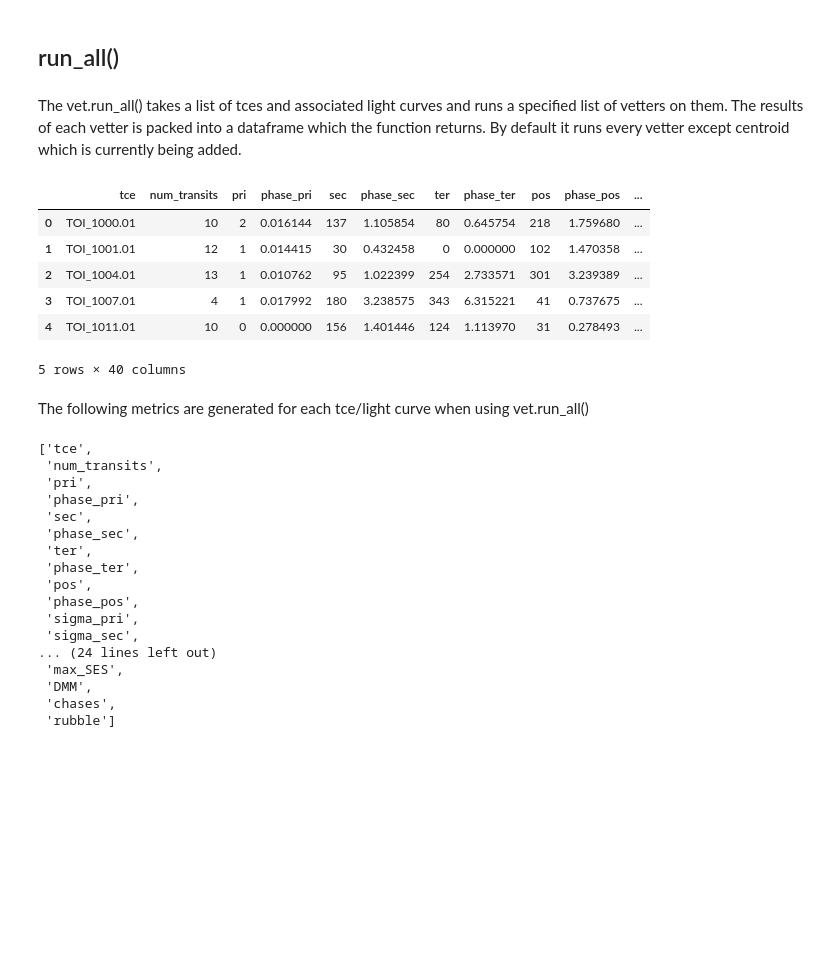
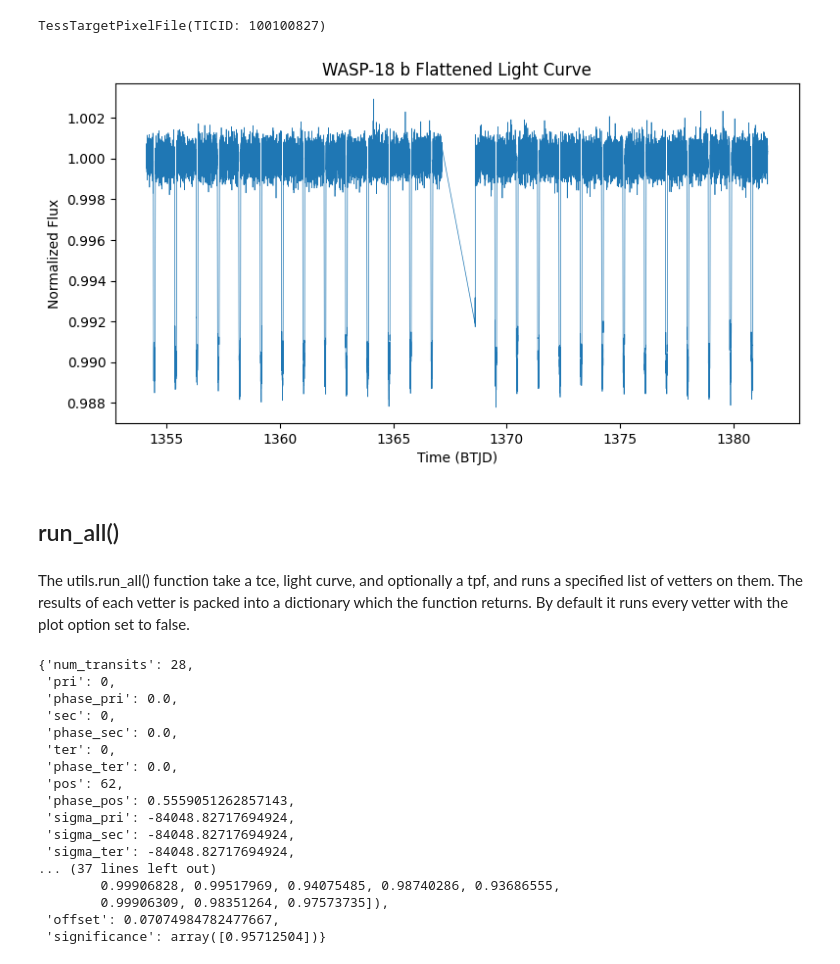
Before and after one commit to spacetelescope/exovetter, a Jupyter notebook: tutorial_notebooks/run_all.ipynb, the cells around one changed output. Drawn from its saved outputs; the diff is of its cells as text; code cells hidden in the pictures; blank space fills up the shorter version.

```diff
--- a/tutorial_notebooks/run_all.ipynb
+++ b/tutorial_notebooks/run_all.ipynb
@@ -69,37 +38,43 @@ TessLightCurve length=1085 LABEL="TIC 50365310" SECTOR=7 AUTHOR=SPOC FLUX_ORIGIN
+# %%
+tpf = lk.search_targetpixelfile('WASP-18 b', author='SPOC')[0].download()
+tpf
+# %% [output]
+TessTargetPixelFile(TICID: 100100827)
+# %%
+# Read in the flattened WASP-18 b lightkurve object
+lc = lk.read('wasp18b.fits')
+
+# plot light curve
+plt.figure(figsize=(9,4.5))
+plt.plot(lc.time.value, lc.flux.value, lw=0.5)
+plt.title('WASP-18 b Flattened Light Curve')
+plt.xlabel('Time (BTJD)')
+plt.ylabel('Normalized Flux')
+plt.show()
+# %% [output]
+[figure, added]
 # %% [markdown]
 ## run_all()
 # %% [markdown]
-The vet.run_all() takes a list of tces and associated light curves and runs a specified list of vetters on them. The results of each vetter is packed into a dataframe which the function returns. By default it runs every vetter except centroid which is currently being added.
+The utils.run_all() function take a tce, light curve, and optionally a tpf, and runs a specified list of vetters on them. The results of each vetter is packed into a dictionary which the function returns. By default it runs every vetter with the plot option set to false.
 # %%
-results = vet.run_all(tces, lcs)
+results = utils.run_all(tce, lc, tpf)
 results
 # %% [output]
-|  | tce | num_transits | pri | phase_pri | sec | phase_sec | ter | phase_ter | pos | phase_pos | ... |
-| 0 | TOI_1000.01 | 10 | 2 | 0.016144 | 137 | 1.105854 | 80 | 0.645754 | 218 | 1.759680 | ... |
-| 1 | TOI_1001.01 | 12 | 1 | 0.014415 | 30 | 0.432458 | 0 | 0.000000 | 102 | 1.470358 | ... |
-| 2 | TOI_1004.01 | 13 | 1 | 0.010762 | 95 | 1.022399 | 254 | 2.733571 | 301 | 3.239389 | ... |
-| 3 | TOI_1007.01 | 4 | 1 | 0.017992 | 180 | 3.238575 | 343 | 6.315221 | 41 | 0.737675 | ... |
-| 4 | TOI_1011.01 | 10 | 0 | 0.000000 | 156 | 1.401446 | 124 | 1.113970 | 31 | 0.278493 | ... |
-5 rows × 40 columns
+{'num_transits': 28,
+ 'pri': 0,
+ 'phase_pri': 0.0,
+ 'sec': 0,
+ 'phase_sec': 0.0,
+ 'ter': 0,
+ 'phase_ter': 0.0,
+ 'pos': 62,
+ 'phase_pos': 0.5559051262857143,
+ 'sigma_pri': -84048.82717694924,
+ 'sigma_sec': -84048.82717694924,
+ 'sigma_ter': -84048.82717694924,
+... (37 lines left out)
+        0.99906828, 0.99517969, 0.94075485, 0.98740286, 0.93686555,
+        0.99906309, 0.98351264, 0.97573735]),
+ 'offset': 0.07074984782477667,
+ 'significance': array([0.95712504])}
-# %% [markdown]
-The following metrics are generated for each tce/light curve when using vet.run_all()
-# %%
-display(results.columns.to_list())
-# %% [output]
-['tce',
- 'num_transits',
- 'pri',
- 'phase_pri',
- 'sec',
- 'phase_sec',
- 'ter',
- 'phase_ter',
- 'pos',
- 'phase_pos',
- 'sigma_pri',
- 'sigma_sec',
-... (24 lines left out)
- 'max_SES',
- 'DMM',
- 'chases',
- 'rubble']
```
Also changed, not shown: parts of 12 cells of this notebook, 5 other files.
